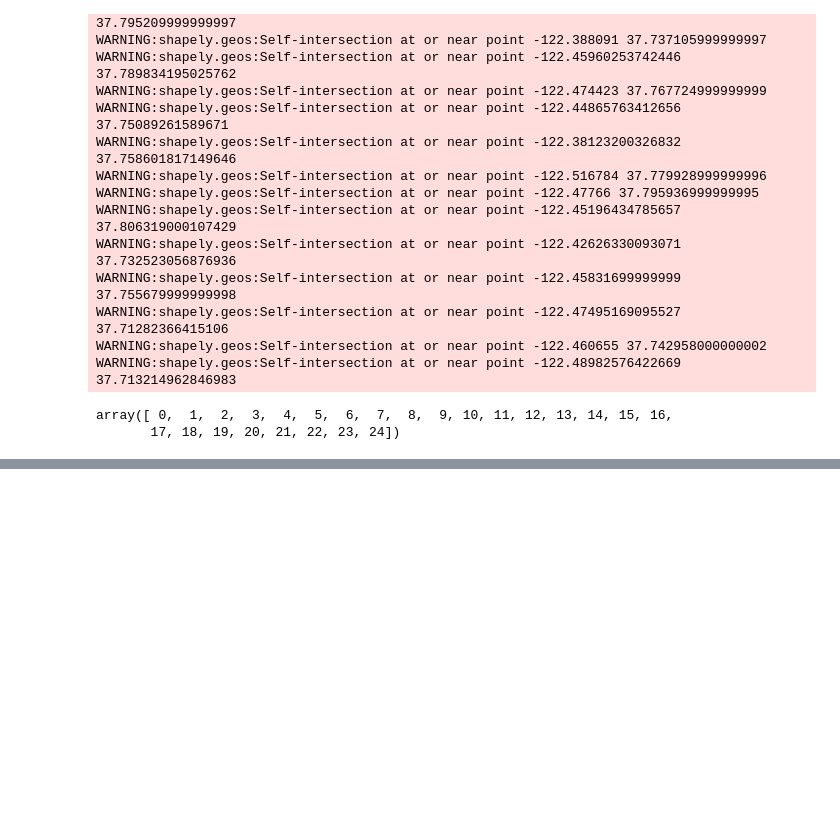
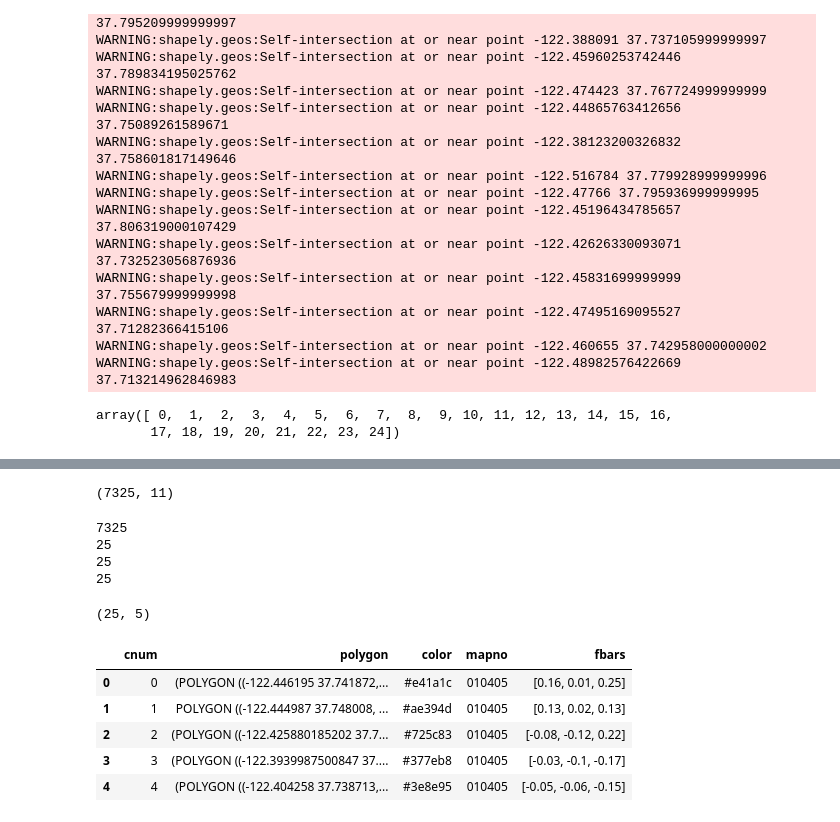
Before and after one commit to crupley/hoodie-development, a Jupyter notebook: explore/make shapes.ipynb, the cells around one changed output, grey strips where cells are left out. Cells and saved outputs as stored; diff of their text form; code cells hidden in the pictures; blank space fills up the shorter version.

```diff
--- a/explore/make shapes.ipynb
+++ b/explore/make shapes.ipynb
@@ -861,0 +890,2 @@ array([ 0,  1,  2,  3,  4,  5,  6,  7,  8,  9, 10, 11, 12, 13, 14, 15, 16,
+# %%
+polys = make_shapefiles(df[['lat', 'lon']], mergedf.polys, cnum)
@@ -861,0 +912,2 @@ array([ 0,  1,  2,  3,  4,  5,  6,  7,  8,  9, 10, 11, 12, 13, 14, 15, 16,
+# %%
+clist = gencolors(25)
@@ -861,0 +916,32 @@ array([ 0,  1,  2,  3,  4,  5,  6,  7,  8,  9, 10, 11, 12, 13, 14, 15, 16,
+# %%
+fdf.shape
+# %% [output]
+(7325, 11)
+# %%
+fbars = feature_bars(fdf[['grocery', 'ncrimes', 'sgnf']], cnum)
+# %%
+print len(cnum)
+print len(polys)
+print len(clist)
+print len(fbars)
+# %% [output]
+7325
+25
+25
+25
+# %%
+bigdf = pd.DataFrame({'cnum': cnum.unique(),
+                      'polygon': polys})
+bigdf['color'] = clist
+bigdf['mapno'] = '010405'
+bigdf['fbars'] = map(list, fbars.round(2).values)
+print bigdf.shape
+bigdf.head()
+# %% [output]
+(25, 5)
+|  | cnum | polygon | color | mapno | fbars |
+| 0 | 0 | (POLYGON ((-122.446195 37.741872,... | #e41a1c | 010405 | [0.16, 0.01, 0.25] |
+| 1 | 1 | POLYGON ((-122.444987 37.748008, ... | #ae394d | 010405 | [0.13, 0.02, 0.13] |
+| 2 | 2 | (POLYGON ((-122.425880185202 37.7... | #725c83 | 010405 | [-0.08, -0.12, 0.22] |
+| 3 | 3 | (POLYGON ((-122.3939987500847 37.... | #377eb8 | 010405 | [-0.03, -0.1, -0.17] |
+| 4 | 4 | (POLYGON ((-122.404258 37.738713,... | #3e8e95 | 010405 | [-0.05, -0.06, -0.15] |
```
Also changed, not shown: parts of 6 cells of this notebook, 2 other files.
